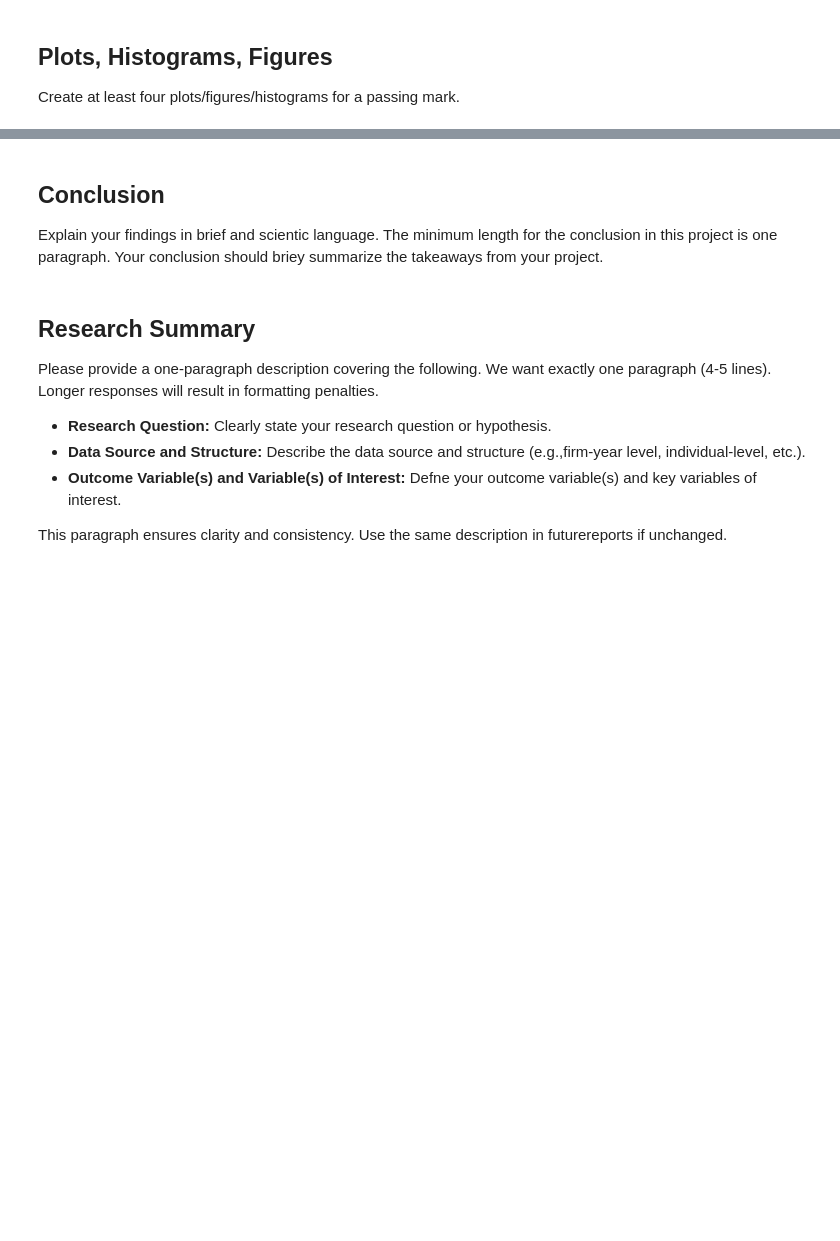
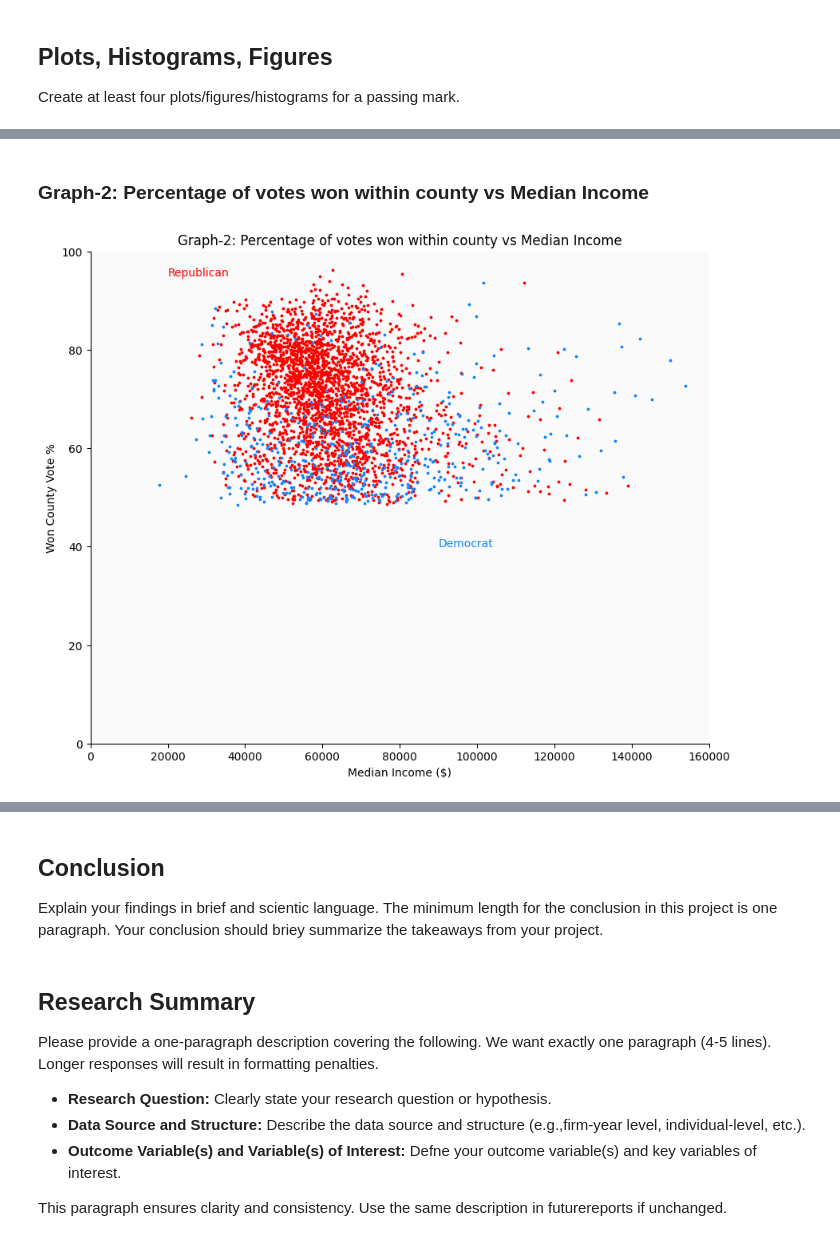
Before and after one commit to ECO225-W2025/eco225-project-code-marcus214, a Jupyter notebook: Project-One.ipynb, the cells around one changed output, grey strips where cells are left out. Drawn from its saved outputs; the diff is of its cells as text; code cells hidden in the pictures; blank space fills up the shorter version.

```diff
--- a/Project-One.ipynb
+++ b/Project-One.ipynb
@@ -128,0 +245,36 @@ ax.bar_label(ax.containers[0])
+# %% [markdown]
+### Graph-2: Percentage of votes won within county vs Median Income
+# %%
+# Graph-2: Percentage of votes won within county vs Median Income
+fig, ax = plt.subplots(figsize=(10, 8))
+
+# select columns to be ploted
+data_df = final_df[['Median_Income', 'Vote_Percentage', 'party']]
+
+bgcolor = (250/255, 250/255, 250/255)
+
+# plot chart
+colors = {'Democrat': '#1385ff', 'Republican': 'red', 'Third-Party': 'purple'}
+
+rep_df = data_df[data_df['party']=='Republican']
+rep_df.plot.scatter(x="Median_Income", y="Vote_Percentage", ax=ax, color=colors['Republican'], s=3)
+dem_df = data_df[data_df['party']=='Democrat']
+dem_df.plot.scatter(x="Median_Income", y="Vote_Percentage", ax=ax, color=colors['Democrat'], s=3)
+other_df = data_df[data_df['party']=='Third-Party']
+other_df.plot.scatter(x="Median_Income", y="Vote_Percentage", ax=ax, color=colors['Third-Party'], s=3)
+
+# set title and labels
+ax.set_xlabel('Median Income ($)')
+ax.set_ylabel('Won County Vote %')
+ax.set_title("Graph-2: Percentage of votes won within county vs Median Income")
+ax.set_facecolor(bgcolor)
+ax.spines['right'].set_visible(False)
+ax.spines['top'].set_visible(False)
+ax.set_ylim(0, 100)
+ax.set_xlim((0, 160000))
+
+ax.annotate("Democrat", (90000, 40), color=colors["Democrat"])
+ax.annotate("Republican", (20000, 95), color=colors["Republican"]);
+ax.set_zorder(1)
+# %% [output]
+[figure, added]
```
Also changed, not shown: parts of 22 cells of this notebook.
